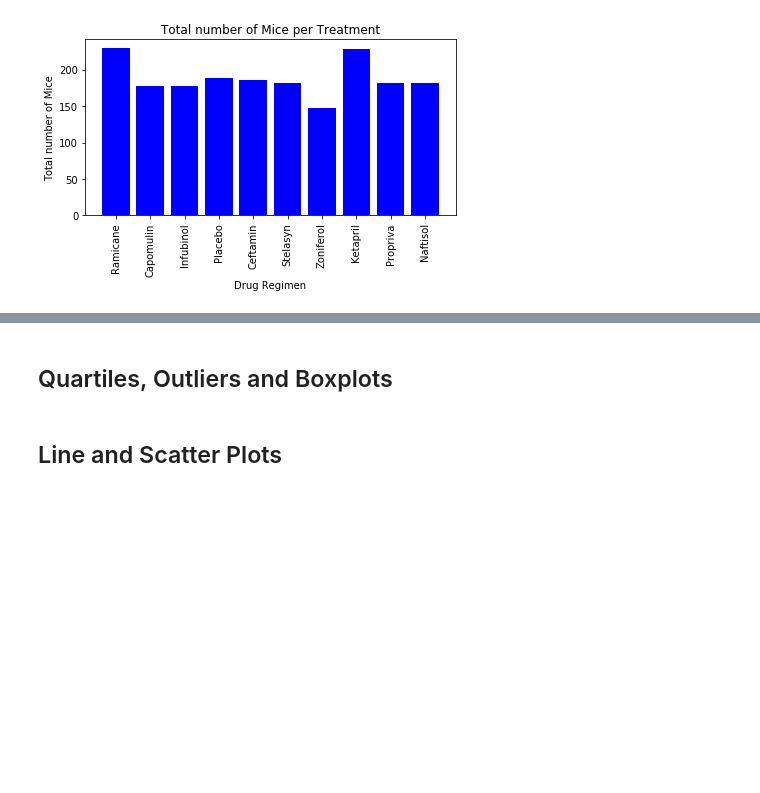
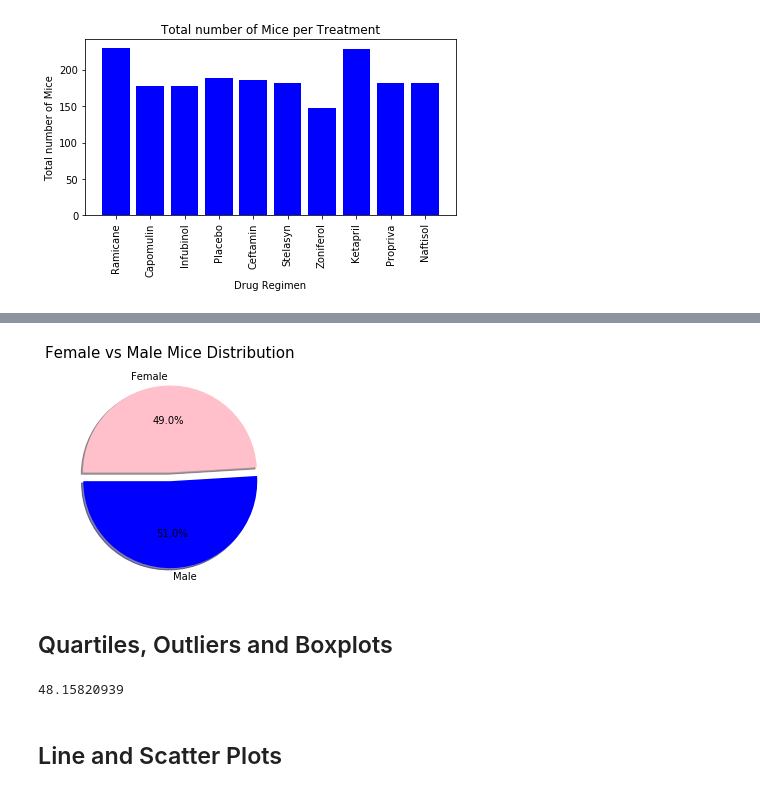
Before and after one commit to UoT-Bootcamp/Python-Matplotlib-Challenge, a Jupyter notebook: 05-Matplotlib_Homework_Instructions_Pymaceuticals_pymaceuticals_starter.ipynb, the cells around one changed output, grey strips where cells are left out. Cells and saved outputs as stored; diff of their text form; code cells hidden in the pictures; blank space fills up the shorter version.

```diff
--- a/05-Matplotlib_Homework_Instructions_Pymaceuticals_pymaceuticals_starter.ipynb
+++ b/05-Matplotlib_Homework_Instructions_Pymaceuticals_pymaceuticals_starter.ipynb
@@ -261,13 +230,33 @@ male_female_mice.plot(kind = "pie")
+# %%
+# Generate a pie plot showing the distribution of female versus male mice using pyplot
+color = ["blue", "pink"]
+explode = [0.10, 0]
+labels = ["Male", "Female"]
+sizes = [clean_df["Sex"].value_counts()]
+
+plt.pie(sizes, colors = color, explode = explode, labels = labels, autopct = "%1.1f%%", shadow = True, startangle = 180)
+plt.title("Female vs Male Mice Distribution", fontsize = 15)
+plt.show()
+# %% [output]
+[figure, added]
 # %% [markdown]
 ## Quartiles, Outliers and Boxplots
 # %%
 # Calculate the final tumor volume of each mouse across four of the treatment regimens:
 # Capomulin, Ramicane, Infubinol, and Ceftamin
+# Start by getting the last (greatest) timepoint for each mouse
+# Merge this group df with the original dataframe to get the tumor volume at the last timepoint
 
-# Start by getting the last (greatest) timepoint for each mouse
+capomulin_df = clean_df.loc[clean_df["Drug Regimen"] == "Capomulin", :]
+capomulin_tumor_volume = capomulin_df.groupby(["Mouse ID"]).max()["Tumor Volume (mm3)"]
+capomulin_tumor_volume
 
+capomulin_last_time = pd.merge(left = mouse_study_data_df, right = capomulin_tumor_volume, on = "Mouse ID", how = "right")
+new = capomulin_last_time["Tumor Volume (mm3)_x"].max()
 
-# Merge this group df with the original dataframe to get the tumor volume at the last timepoint
+new
+# %% [output]
+48.15820939
 # %%
 # Put treatments into a list for for loop (and later for plot labels)
 
```
Also changed, not shown: parts of 8 cells of this notebook.
